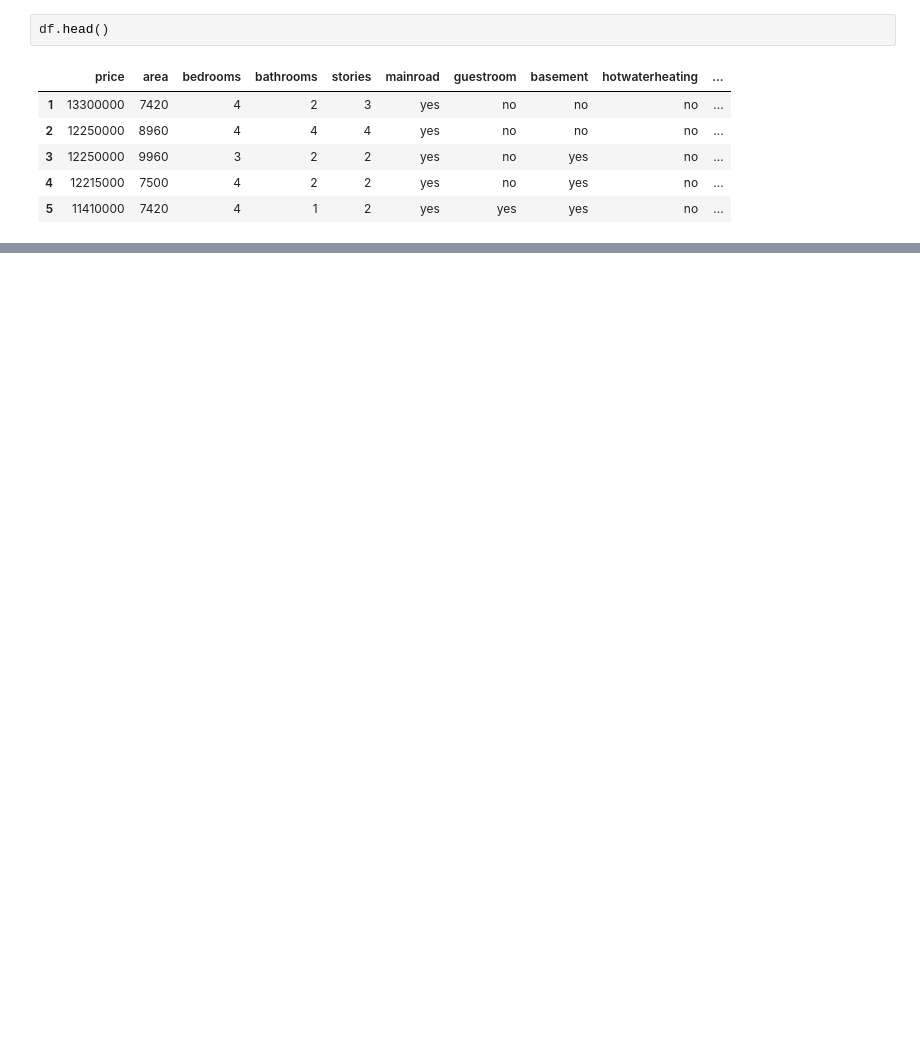
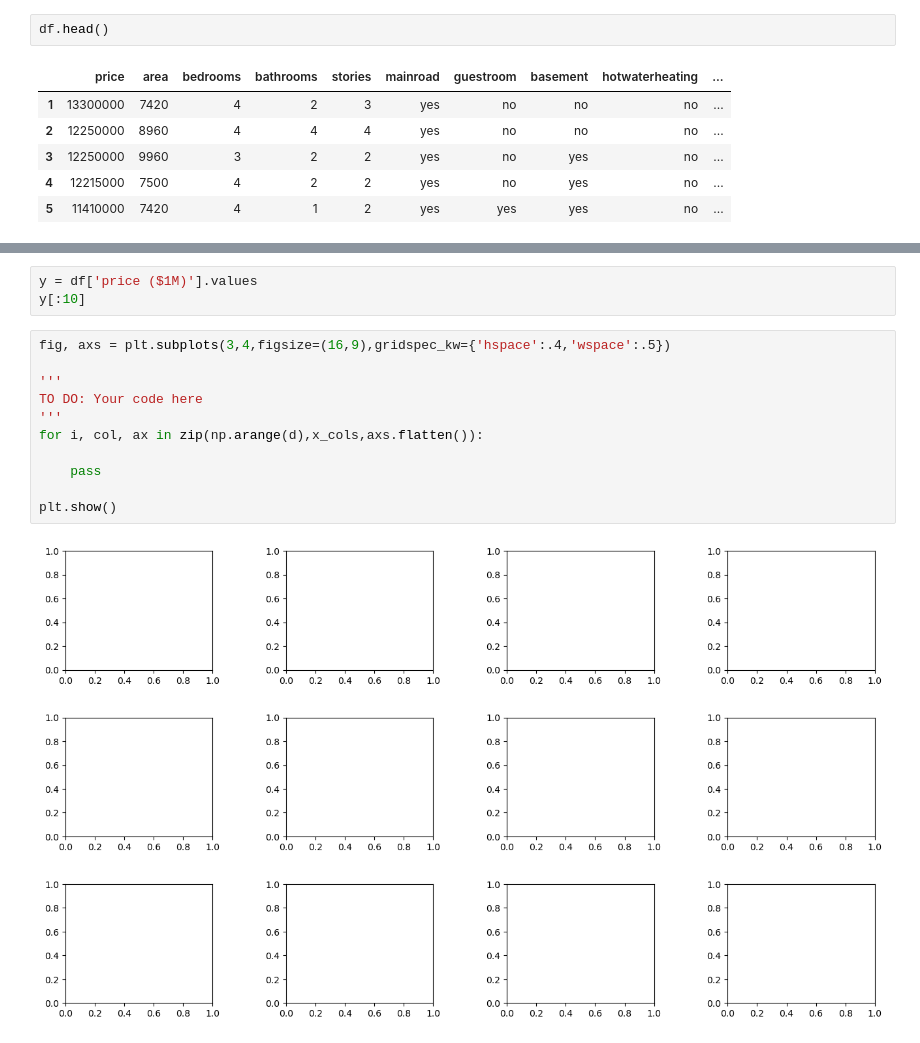
Before and after one commit to odsl-team/block-course-feb25-ML, a Jupyter notebook: tutorials/01_regression.ipynb, the cells around one changed output, grey strips where cells are left out. Saved outputs shown, nothing was run; the diff lists cells and outputs as text; blank space fills up the shorter version.

```diff
--- a/tutorials/01_regression.ipynb
+++ b/tutorials/01_regression.ipynb
@@ -126,0 +145,16 @@ plt.show()
+# %%
+y = df['price ($1M)'].values
+y[:10]
+# %%
+fig, axs = plt.subplots(3,4,figsize=(16,9),gridspec_kw={'hspace':.4,'wspace':.5})
+
+'''
+TO DO: Your code here
+'''
+for i, col, ax in zip(np.arange(d),x_cols,axs.flatten()):
+
+    pass
+
+plt.show()
+# %% [output]
+[figure, added]
```
Also changed, not shown: parts of 51 cells of this notebook, 1 other file.
